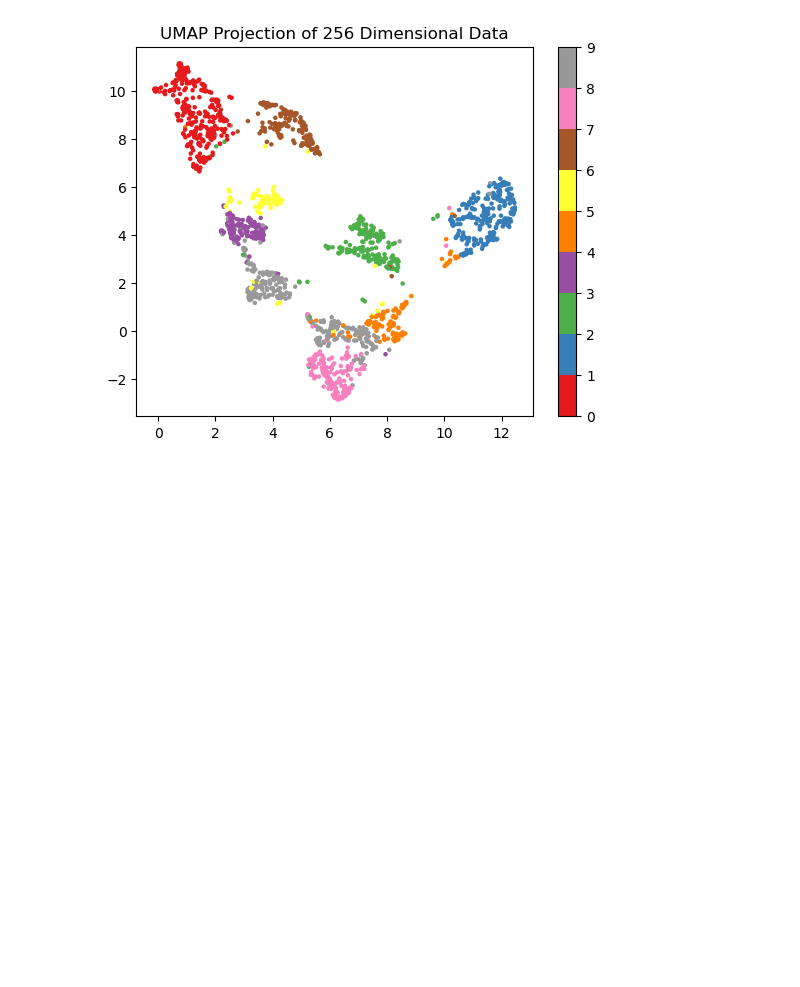
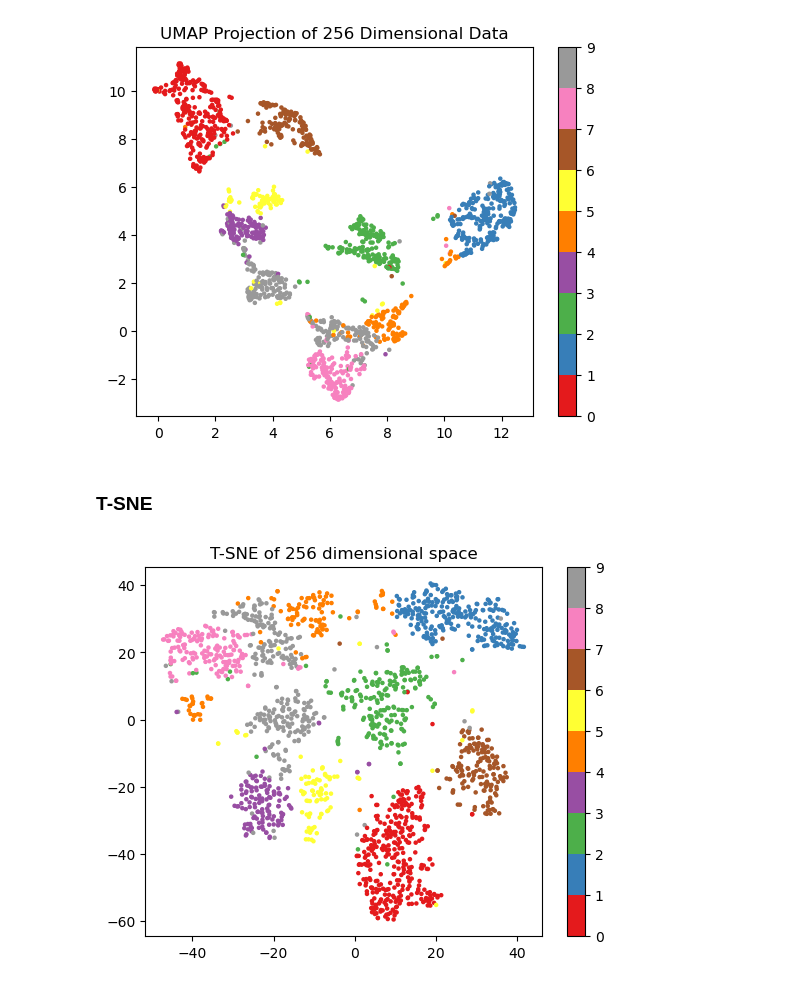
Before and after one commit to filipe-21903016/idl-assignment-0, a Jupyter notebook: assignment_0.ipynb, the cells around one changed output. Cells and saved outputs as stored; diff of their text form; code cells hidden in the pictures; blank space fills up the shorter version.

```diff
--- a/assignment_0.ipynb
+++ b/assignment_0.ipynb
@@ -150,0 +138,13 @@ def compare_clouds(d1, d2):
+# %% [markdown]
+### T-SNE
+# %%
+#Initialize T-SNE
+tsne = TSNE(n_components=2, learning_rate='auto', init='random', random_state=42)
+
+# Fit TSNE model to data
+cloud_tsne = tsne.fit_transform(X_train)
+
+#show data
+visualize(cloud_tsne, Y_train, "T-SNE of 256 dimensional space")
+# %% [output]
+[figure, added]
```
Also changed, not shown: parts of 5 cells of this notebook.
